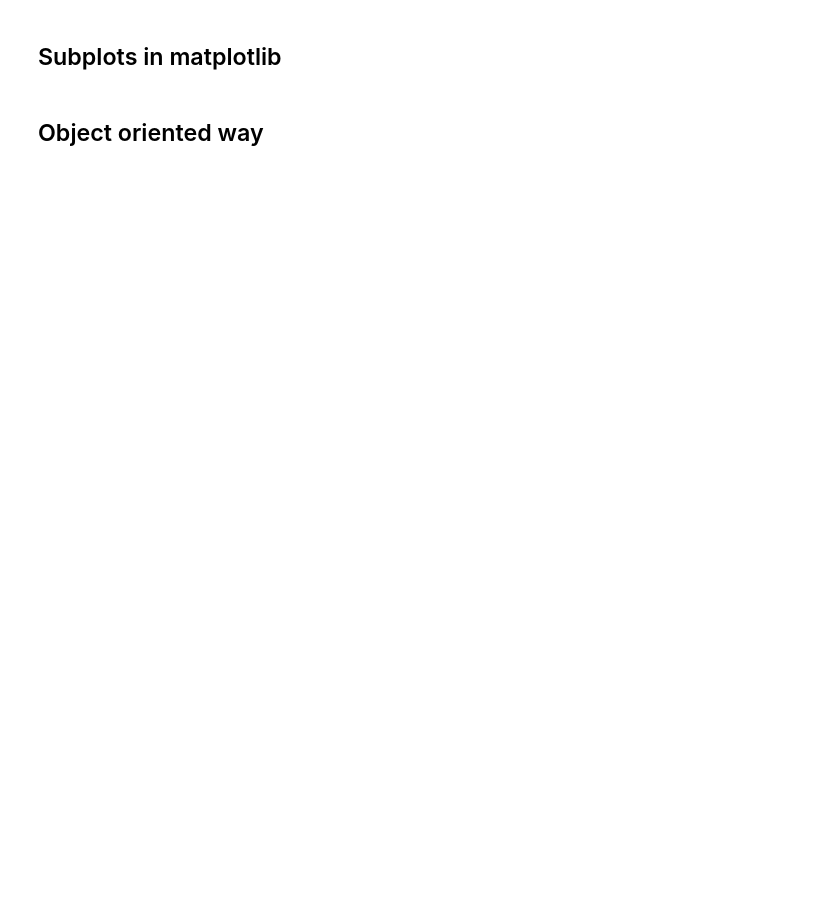
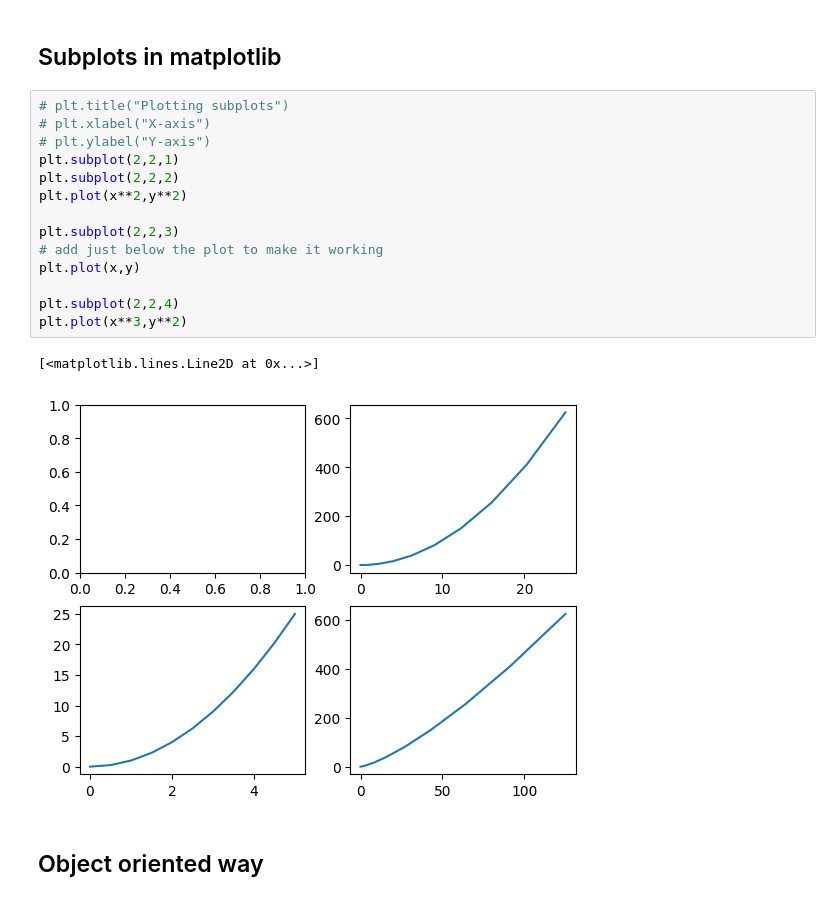
Before and after one commit to shubhamsinha21/symmetrical-dollop, a Jupyter notebook: matplotlib and searborn/Matplotlib.ipynb, the cells around one changed output. Cells and saved outputs as stored; diff of their text form; blank space fills up the shorter version.

```diff
--- a/matplotlib and searborn/Matplotlib.ipynb
+++ b/matplotlib and searborn/Matplotlib.ipynb
@@ -7,4 +30,21 @@ import matplotlib.pyplot as plt
 # %% [markdown]
 ## Subplots in matplotlib
+# %%
+# plt.title("Plotting subplots")
+# plt.xlabel("X-axis")
+# plt.ylabel("Y-axis")
+plt.subplot(2,2,1)
+plt.subplot(2,2,2)
+plt.plot(x**2,y**2)
+
+plt.subplot(2,2,3)
+# add just below the plot to make it working
+plt.plot(x,y)
+
+plt.subplot(2,2,4)
+plt.plot(x**3,y**2)
+# %% [output]
+[<matplotlib.lines.Line2D at 0x...>]
+[figure, added]
 # %% [markdown]
 ## Object oriented way
```
Also changed, not shown: parts of 4 cells of this notebook.
